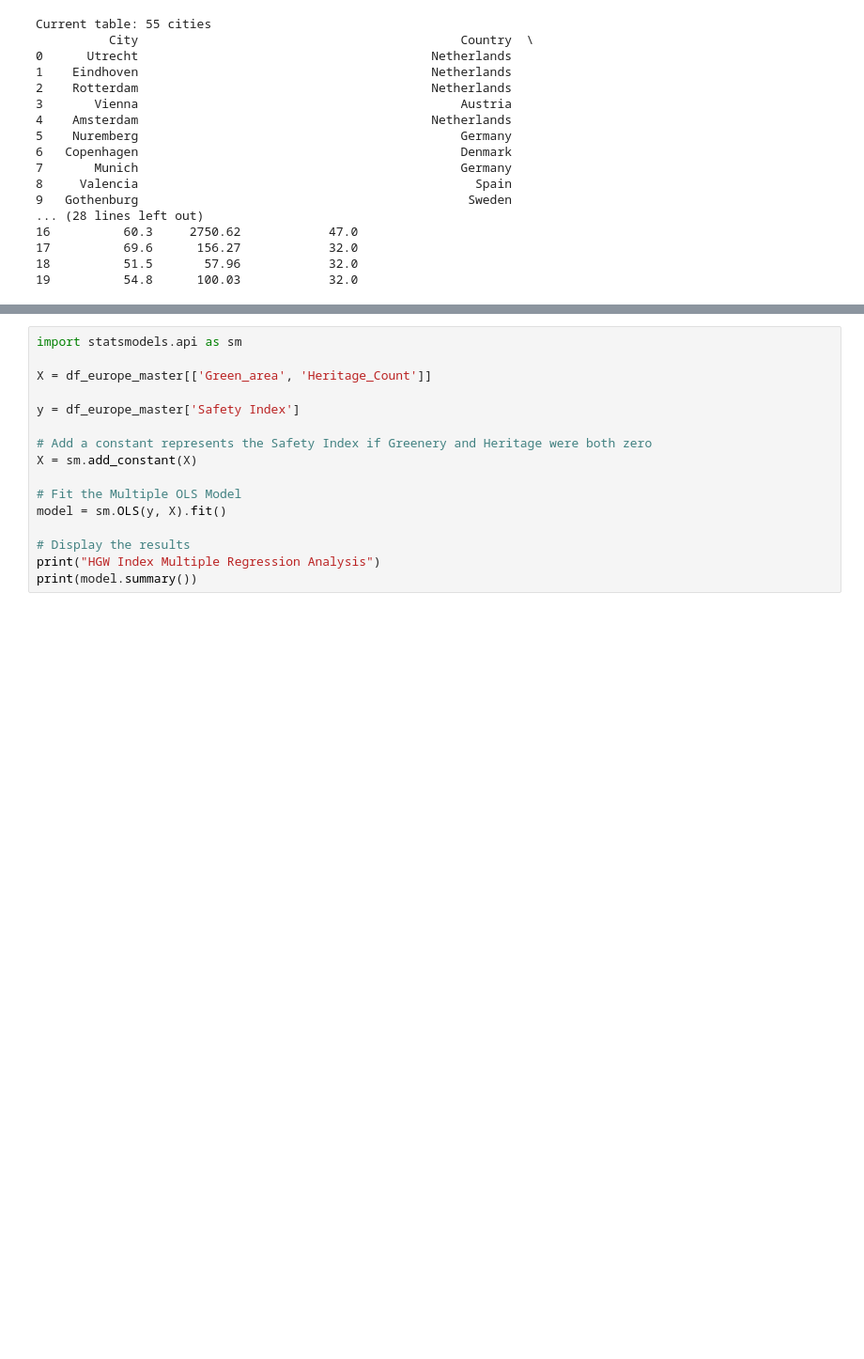
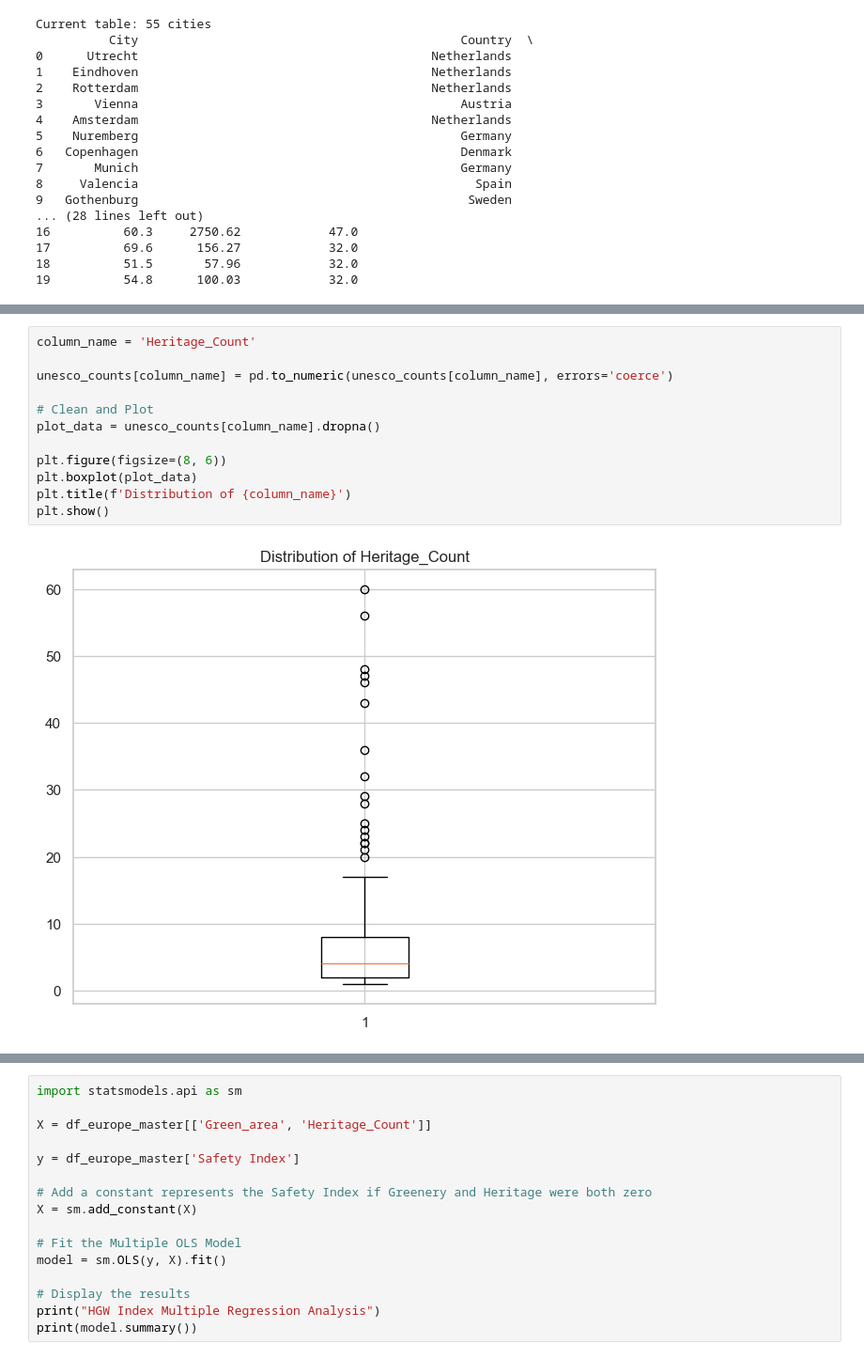
Before and after one commit to AoifeMurphy02/DAV_Specification_Index_Generation_and_Visualization, a Jupyter notebook: HGW_Index.ipynb, the cells around one changed output, grey strips where cells are left out. Shown at 94% size. Drawn from its saved outputs; the diff is of its cells as text; blank space fills up the shorter version.

```diff
--- a/HGW_Index.ipynb
+++ b/HGW_Index.ipynb
@@ -476,0 +484,14 @@ Current table: 55 cities
+# %%
+column_name = 'Heritage_Count'
+
+unesco_counts[column_name] = pd.to_numeric(unesco_counts[column_name], errors='coerce')
+
+# Clean and Plot
+plot_data = unesco_counts[column_name].dropna()
+
+plt.figure(figsize=(8, 6))
+plt.boxplot(plot_data)
+plt.title(f'Distribution of {column_name}')
+plt.show()
+# %% [output]
+[figure, added]
```
Also changed, not shown: parts of 3 cells of this notebook.
